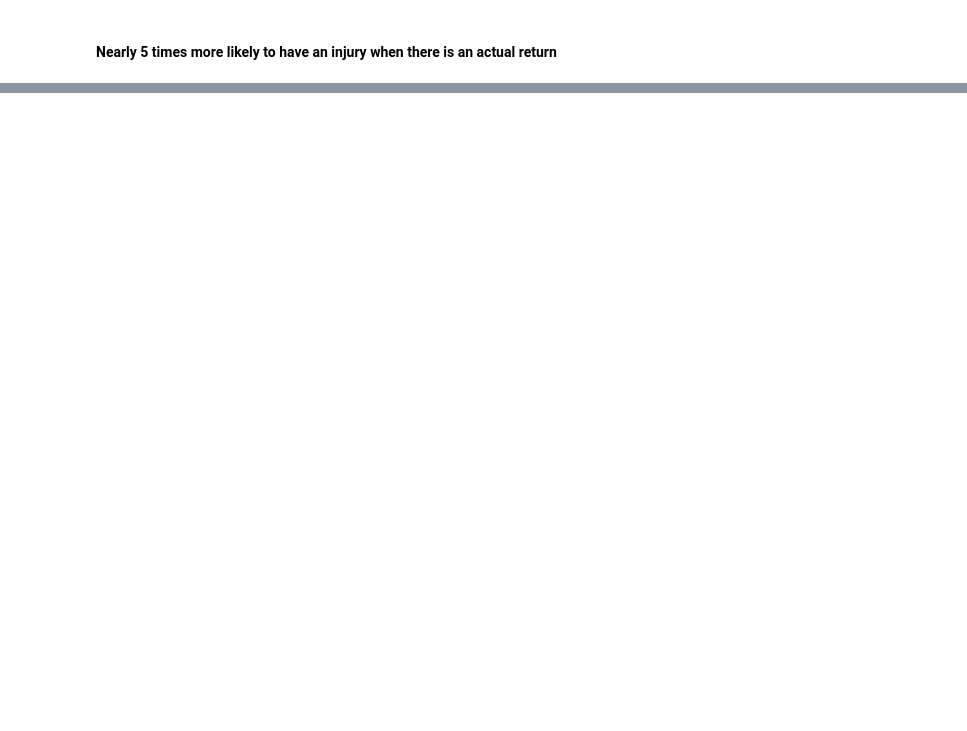
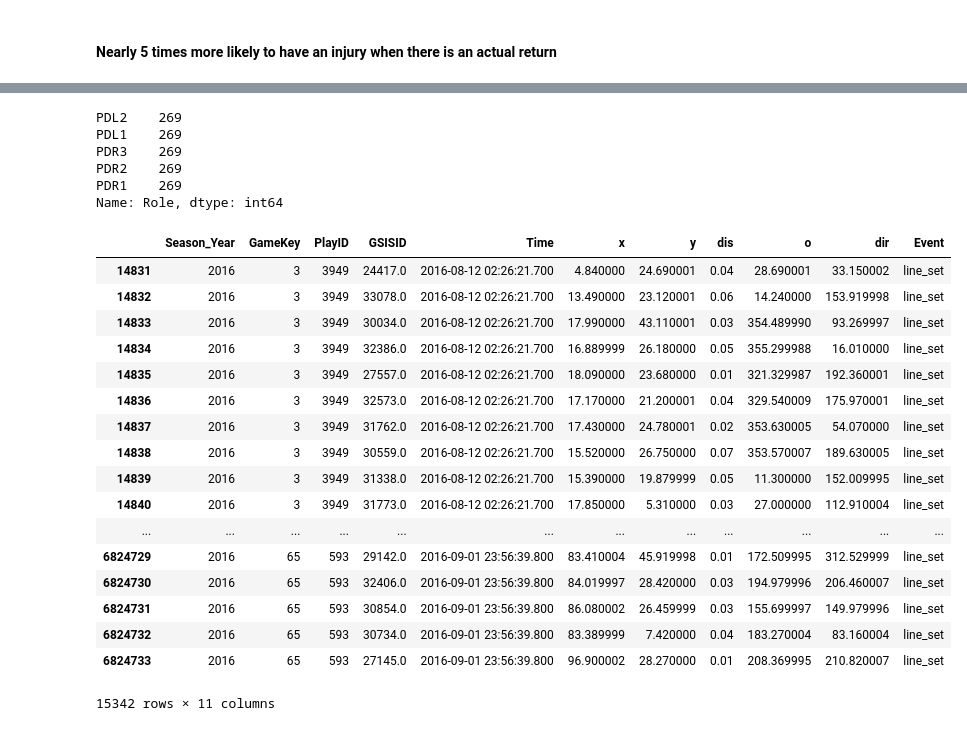
Before and after one commit to mtodisco10/nfl-punt-analytics, a Jupyter notebook: nfl_punt_script.ipynb, the cells around one changed output, grey strips where cells are left out. Cells and saved outputs as stored; diff of their text form; code cells hidden in the pictures; blank space fills up the shorter version.

```diff
--- a/nfl_punt_script.ipynb
+++ b/nfl_punt_script.ipynb
@@ -561,0 +559,30 @@ plot_play(game_df=game280, PlayID=2918, player1=32120, player2=32725)
+# %%
+g_merge.loc[g_merge.Role.str.contains('PD')== True]['Role'].value_counts()
+# %% [output]
+PDL2    269
+PDL1    269
+PDR3    269
+PDR2    269
+PDR1    269
+Name: Role, dtype: int64
+# %%
+NGS_2016_pre.loc[NGS_2016_pre.Event == 'line_set']
+# %% [output]
+|  | Season_Year | GameKey | PlayID | GSISID | Time | x | y | dis | o | dir | Event |
+| 14831 | 2016 | 3 | 3949 | 24417.0 | 2016-08-12 02:26:21.700 | 4.840000 | 24.690001 | 0.04 | 28.690001 | 33.150002 | line_set |
+| 14832 | 2016 | 3 | 3949 | 33078.0 | 2016-08-12 02:26:21.700 | 13.490000 | 23.120001 | 0.06 | 14.240000 | 153.919998 | line_set |
+| 14833 | 2016 | 3 | 3949 | 30034.0 | 2016-08-12 02:26:21.700 | 17.990000 | 43.110001 | 0.03 | 354.489990 | 93.269997 | line_set |
+| 14834 | 2016 | 3 | 3949 | 32386.0 | 2016-08-12 02:26:21.700 | 16.889999 | 26.180000 | 0.05 | 355.299988 | 16.010000 | line_set |
+| 14835 | 2016 | 3 | 3949 | 27557.0 | 2016-08-12 02:26:21.700 | 18.090000 | 23.680000 | 0.01 | 321.329987 | 192.360001 | line_set |
+| 14836 | 2016 | 3 | 3949 | 32573.0 | 2016-08-12 02:26:21.700 | 17.170000 | 21.200001 | 0.04 | 329.540009 | 175.970001 | line_set |
+| 14837 | 2016 | 3 | 3949 | 31762.0 | 2016-08-12 02:26:21.700 | 17.430000 | 24.780001 | 0.02 | 353.630005 | 54.070000 | line_set |
+| 14838 | 2016 | 3 | 3949 | 30559.0 | 2016-08-12 02:26:21.700 | 15.520000 | 26.750000 | 0.07 | 353.570007 | 189.630005 | line_set |
+| 14839 | 2016 | 3 | 3949 | 31338.0 | 2016-08-12 02:26:21.700 | 15.390000 | 19.879999 | 0.05 | 11.300000 | 152.009995 | line_set |
+| 14840 | 2016 | 3 | 3949 | 31773.0 | 2016-08-12 02:26:21.700 | 17.850000 | 5.310000 | 0.03 | 27.000000 | 112.910004 | line_set |
+| ... | ... | ... | ... | ... | ... | ... | ... | ... | ... | ... | ... |
+| 6824729 | 2016 | 65 | 593 | 29142.0 | 2016-09-01 23:56:39.800 | 83.410004 | 45.919998 | 0.01 | 172.509995 | 312.529999 | line_set |
+| 6824730 | 2016 | 65 | 593 | 32406.0 | 2016-09-01 23:56:39.800 | 84.019997 | 28.420000 | 0.03 | 194.979996 | 206.460007 | line_set |
+| 6824731 | 2016 | 65 | 593 | 30854.0 | 2016-09-01 23:56:39.800 | 86.080002 | 26.459999 | 0.03 | 155.699997 | 149.979996 | line_set |
+| 6824732 | 2016 | 65 | 593 | 30734.0 | 2016-09-01 23:56:39.800 | 83.389999 | 7.420000 | 0.04 | 183.270004 | 83.160004 | line_set |
+| 6824733 | 2016 | 65 | 593 | 27145.0 | 2016-09-01 23:56:39.800 | 96.900002 | 28.270000 | 0.01 | 208.369995 | 210.820007 | line_set |
+15342 rows × 11 columns
```
Also changed, not shown: parts of 62 cells of this notebook.
